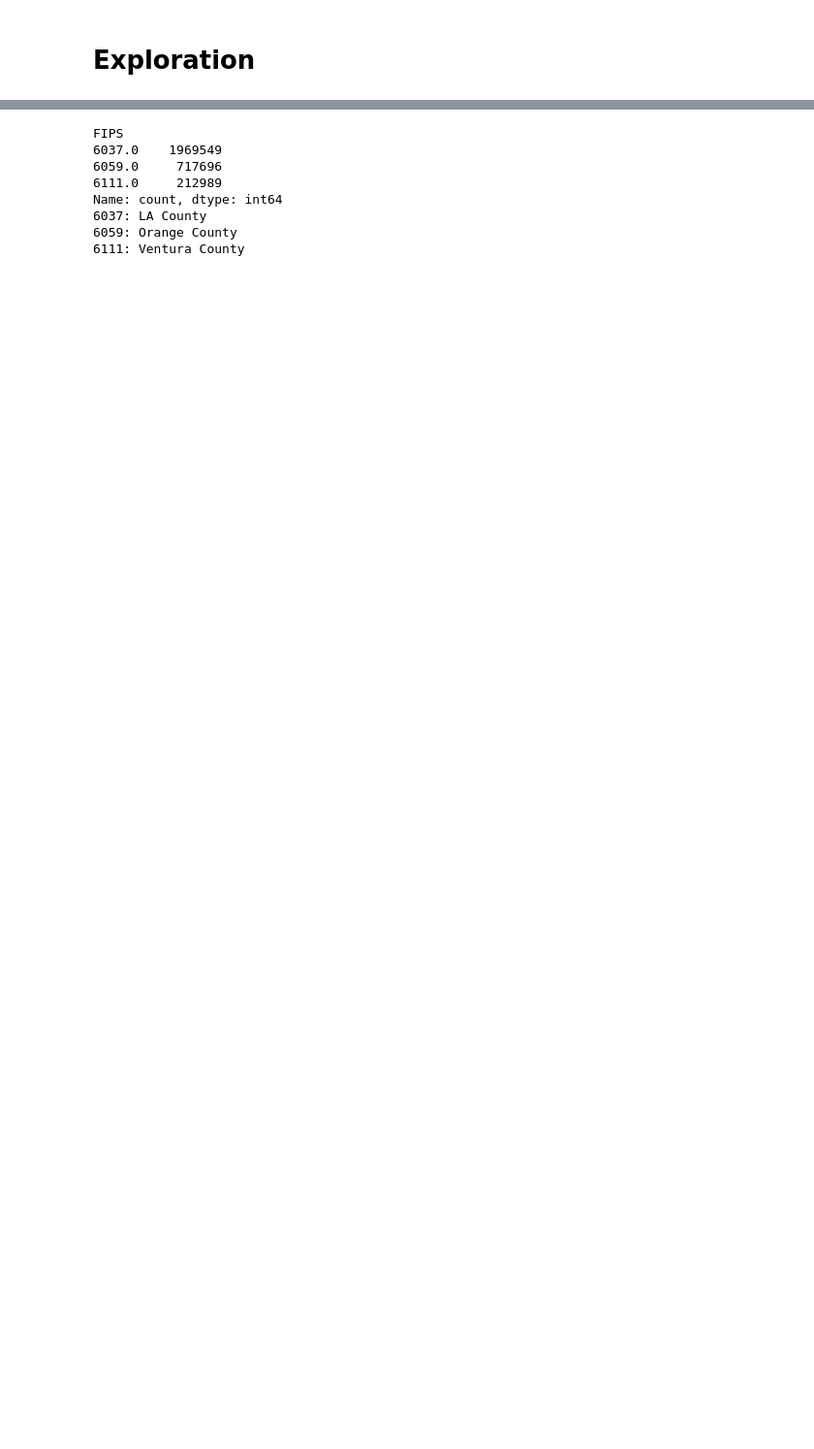
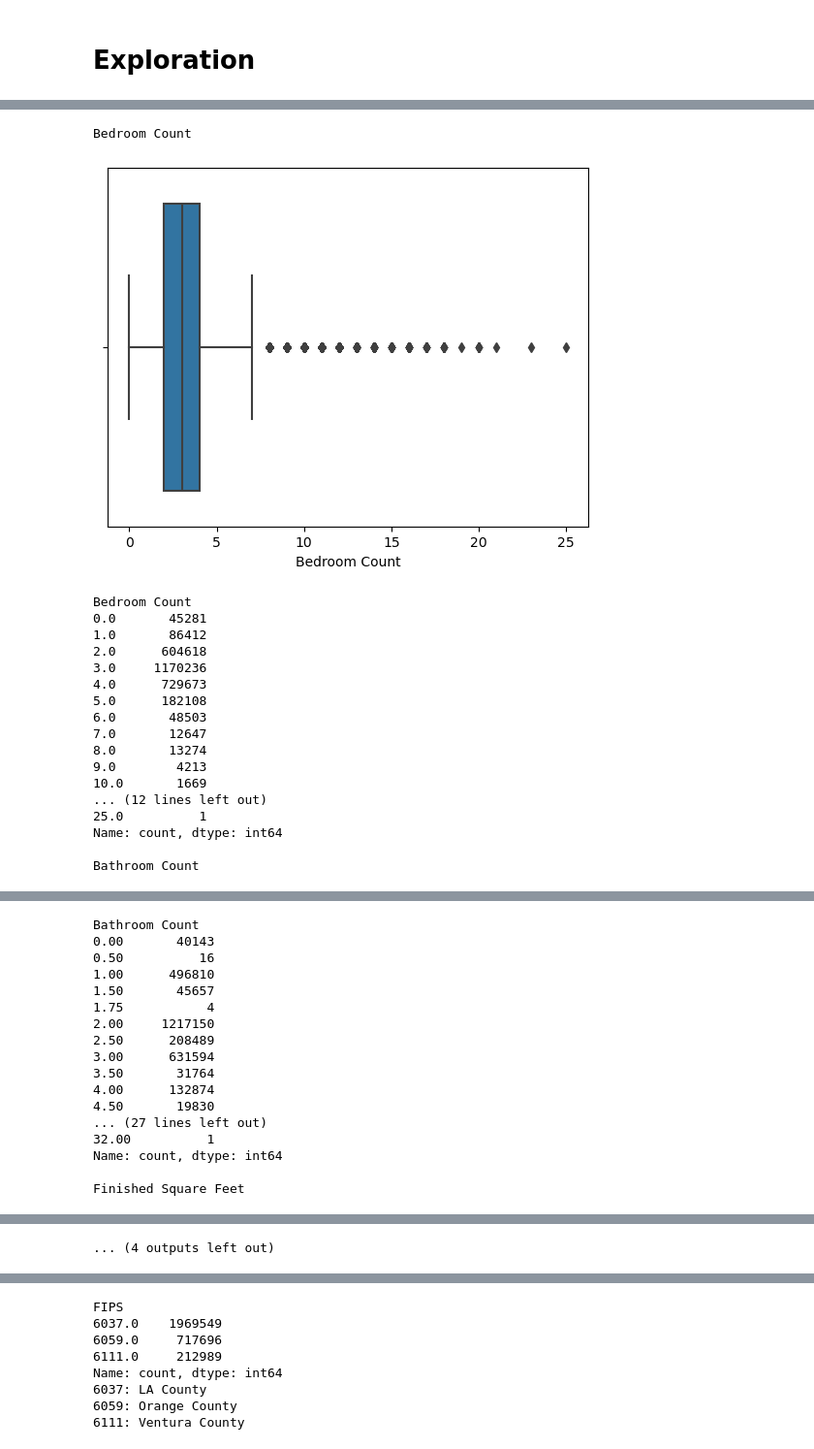
Before and after one commit to kelseyhangyu/regression-exercises, a Jupyter notebook: wrangle.ipynb, the cells around one changed output, grey strips where cells are left out. Shown at 97% size. Saved outputs shown, nothing was run; the diff lists cells and outputs as text; code cells hidden in the pictures; blank space fills up the shorter version.

```diff
--- a/wrangle.ipynb
+++ b/wrangle.ipynb
@@ -53,0 +95,32 @@ Column 'propertylandusedesc': 0 NaN values,(0.0000%)
+# %%
+import seaborn as sns
+import warnings
+warnings.filterwarnings("ignore")
+
+for col in zillow.columns[:-1]:
+    print(col)
+    sns.boxplot(data=zillow, x=col)
+    plt.show()
+
+    print(zillow[col].value_counts().sort_index())
+    print()
+# %% [output]
+Bedroom Count
+[figure, added]
+Bedroom Count
+0.0       45281
+1.0       86412
+2.0      604618
+3.0     1170236
+4.0      729673
+5.0      182108
+6.0       48503
+7.0       12647
+8.0       13274
+9.0        4213
+10.0       1669
+... (12 lines left out)
+25.0          1
+Name: count, dtype: int64
+
+Bathroom Count
@@ -53,0 +128,17 @@ Column 'propertylandusedesc': 0 NaN values,(0.0000%)
+Bathroom Count
+0.00       40143
+0.50          16
+1.00      496810
+1.50       45657
+1.75           4
+2.00     1217150
+2.50      208489
+3.00      631594
+3.50       31764
+4.00      132874
+4.50       19830
+... (27 lines left out)
+32.00          1
+Name: count, dtype: int64
+
+Finished Square Feet
@@ -54,3 +194,4 @@ Column 'propertylandusedesc': 0 NaN values,(0.0000%)
+... (4 outputs left out)
 # %%
 import matplotlib.pyplot as plt
 import pandas as pd
```
Also changed, not shown: parts of 14 cells of this notebook.
